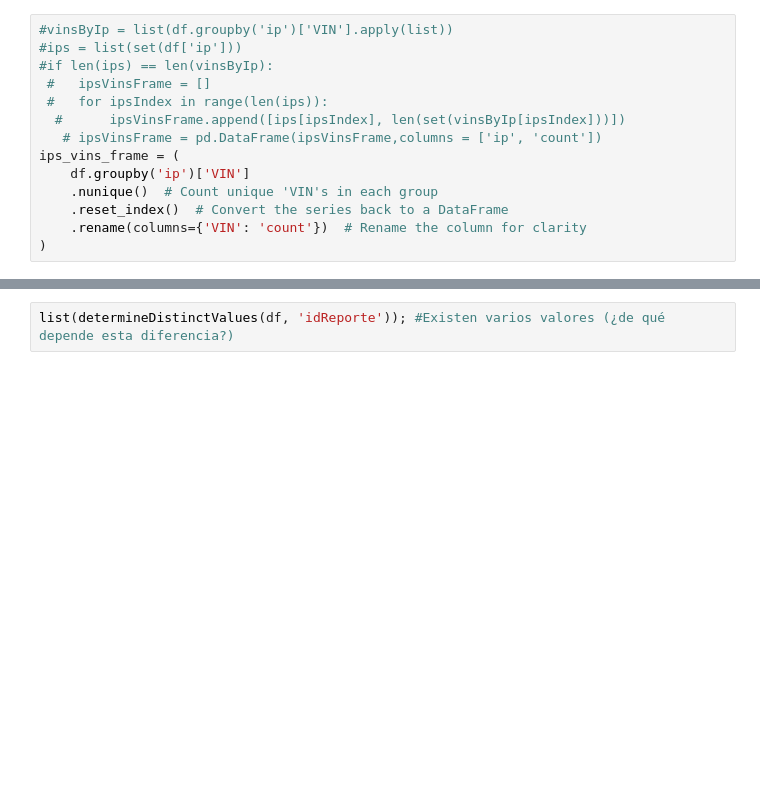
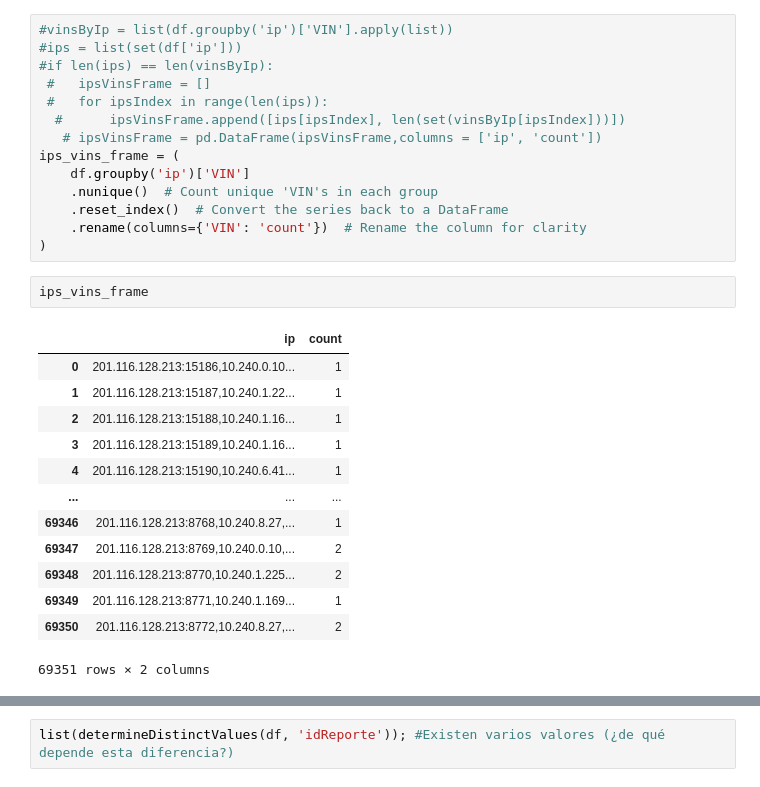
Before and after one commit to BranCF/microservices_consults, a Jupyter notebook: script1.ipynb, the cells around one changed output, grey strips where cells are left out. Saved outputs shown, nothing was run; the diff lists cells and outputs as text; blank space fills up the shorter version.

```diff
--- a/script1.ipynb
+++ b/script1.ipynb
@@ -181,6 +146,22 @@ ips_vins_frame = (
     .reset_index()  # Convert the series back to a DataFrame
     .rename(columns={'VIN': 'count'})  # Rename the column for clarity
 )
+# %%
+ips_vins_frame
+# %% [output]
+|  | ip | count |
+| 0 | 201.116.128.213:15186,10.240.0.10... | 1 |
+| 1 | 201.116.128.213:15187,10.240.1.22... | 1 |
+| 2 | 201.116.128.213:15188,10.240.1.16... | 1 |
+| 3 | 201.116.128.213:15189,10.240.1.16... | 1 |
+| 4 | 201.116.128.213:15190,10.240.6.41... | 1 |
+| ... | ... | ... |
+| 69346 | 201.116.128.213:8768,10.240.8.27,... | 1 |
+| 69347 | 201.116.128.213:8769,10.240.0.10,... | 2 |
+| 69348 | 201.116.128.213:8770,10.240.1.225... | 2 |
+| 69349 | 201.116.128.213:8771,10.240.1.169... | 1 |
+| 69350 | 201.116.128.213:8772,10.240.8.27,... | 2 |
+69351 rows × 2 columns
 # %%
 ips_vins_frame[ips_vins_frame['count']>3].describe()
 # %% [output]
```
Also changed, not shown: parts of 39 cells of this notebook, 4 other files.
